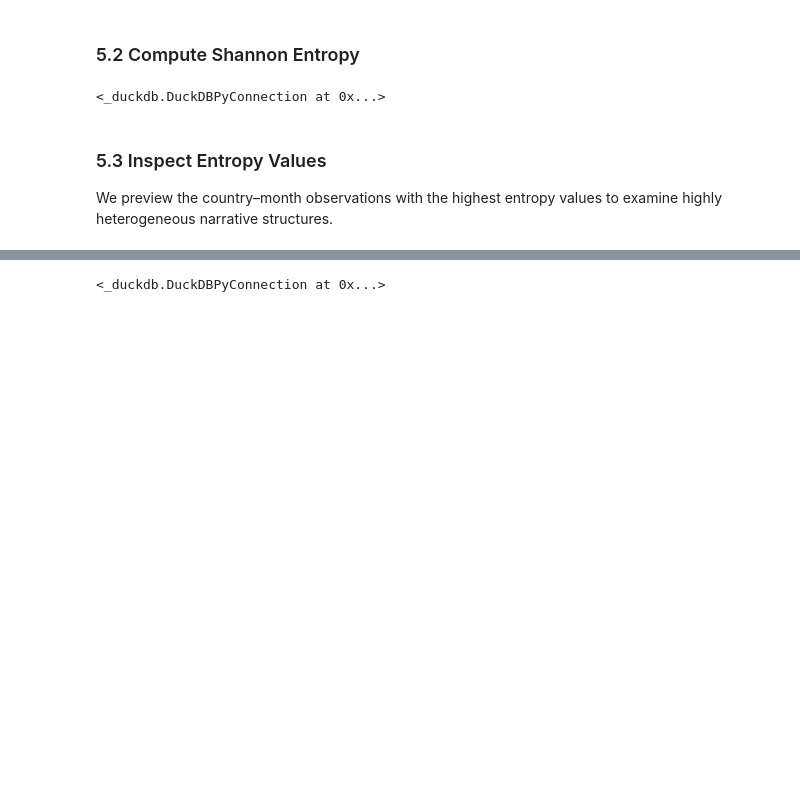
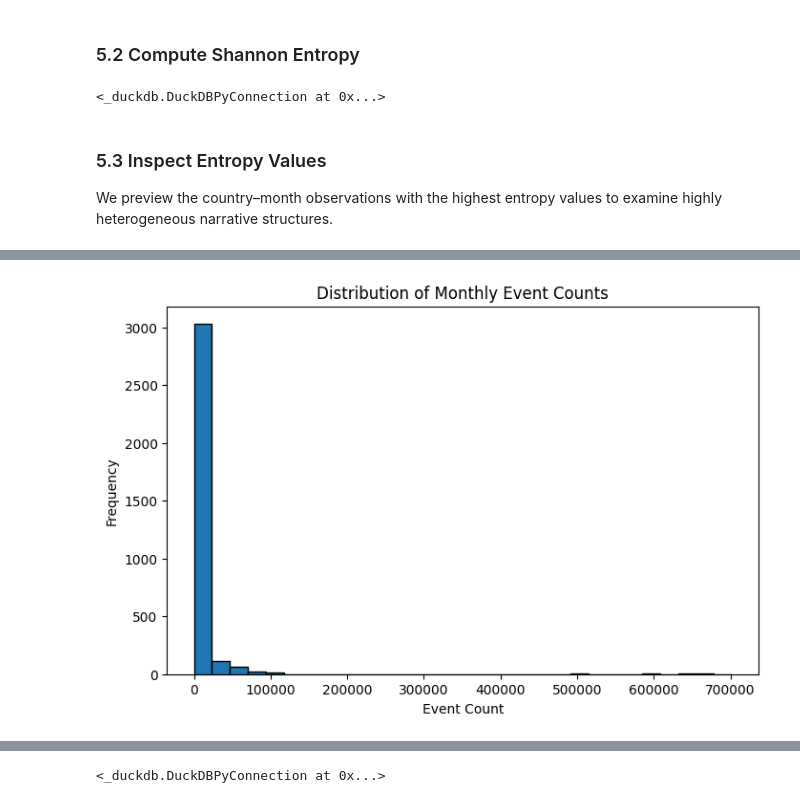
Before and after one commit to ancyra2/mining-prjkt, a Jupyter notebook: notebooks/03_nvi_report.ipynb, the cells around one changed output, grey strips where cells are left out. Cells and saved outputs as stored; diff of their text form; code cells hidden in the pictures; blank space fills up the shorter version.

```diff
--- a/notebooks/03_nvi_report.ipynb
+++ b/notebooks/03_nvi_report.ipynb
@@ -276,0 +260,7 @@ LIMIT 10
+# %%
+eda_df = con.execute("""
+SELECT *
+FROM narrative_country_month
+""").fetchdf()
+
+eda_df.head()
@@ -276,0 +289,11 @@ LIMIT 10
+# %%
+import matplotlib.pyplot as plt
+
+plt.figure(figsize=(8, 5))
+plt.hist(eda_df["event_count"].dropna(), bins=30, edgecolor="black")
+plt.title("Distribution of Monthly Event Counts")
+plt.xlabel("Event Count")
+plt.ylabel("Frequency")
+plt.show()
+# %% [output]
+[figure, added]
```
Also changed, not shown: parts of 111 cells of this notebook, 4 other files.
